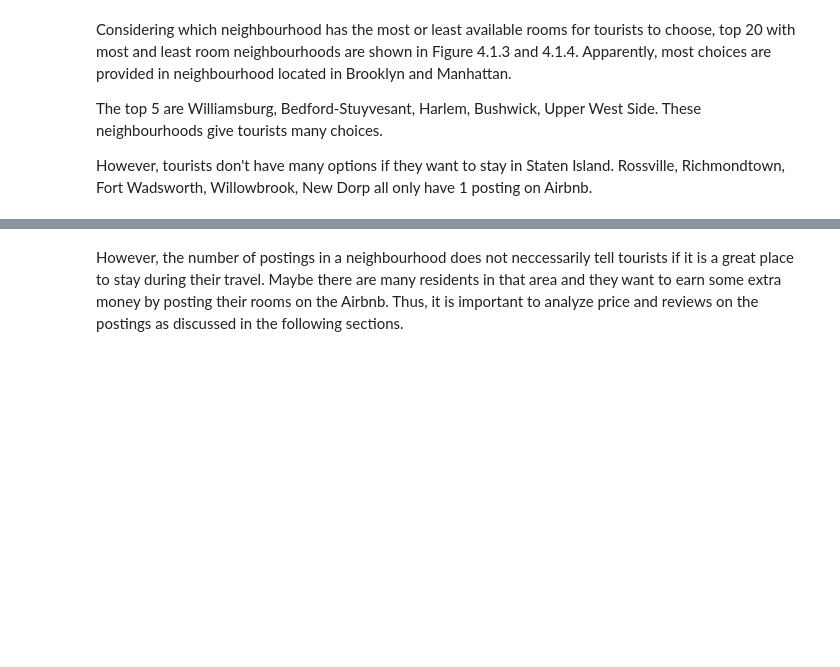
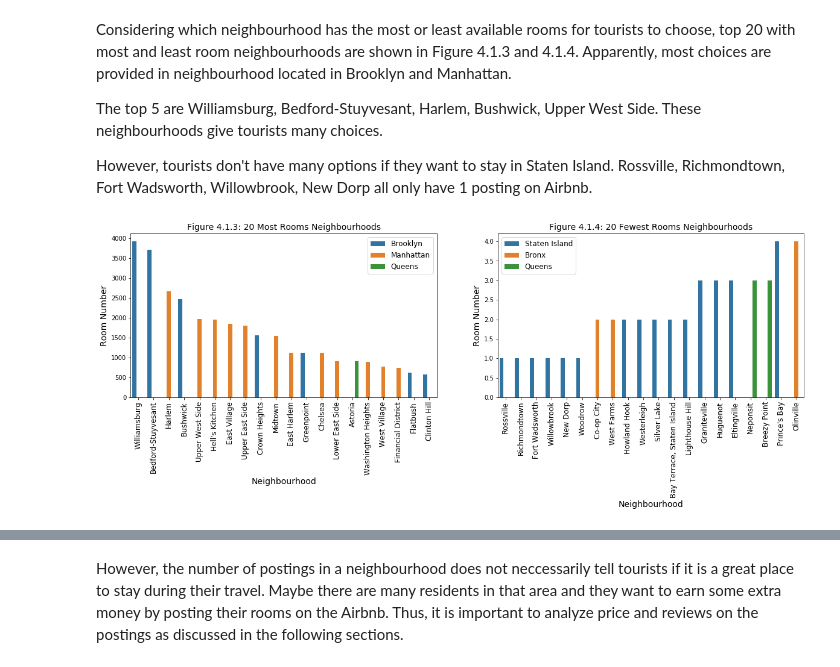
Before and after one commit to MaxYichenWang/NY-Airbnb, a Jupyter notebook: NY_Airbnb_Report.ipynb, the cells around one changed output, grey strips where cells are left out. Drawn from its saved outputs; the diff is of its cells as text; code cells hidden in the pictures; blank space fills up the shorter version.

```diff
--- a/NY_Airbnb_Report.ipynb
+++ b/NY_Airbnb_Report.ipynb
@@ -67,3 +162,5 @@ By using the data of location, room type, minimum nights, reviews and availabili
+# %%
+neighbourhood = pd.read_csv('NY_Neighbourhood.csv')
 # %% [markdown]
 ### 3.2 Foursquare Data <a name="Foursquare"></a>
 # %% [markdown]
@@ -98,6 +348,29 @@ Considering which neighbourhood has the most or least available rooms for touris
 The top 5 are Williamsburg, Bedford-Stuyvesant, Harlem, Bushwick, Upper West Side. These neighbourhoods give tourists many choices.
 
 However, tourists don't have many options if they want to stay in Staten Island. Rossville, Richmondtown, Fort Wadsworth, Willowbrook, New Dorp all only have 1 posting on Airbnb.
+# %%
+f, (ax1, ax2) = plt.subplots(1, 2, figsize=(20, 5))
+
+most = neighbourhood.sort_values(by='Airbnb number',ascending=False).head(20)
+fewest = neighbourhood.sort_values(by='Airbnb number',ascending=True).head(20)
+
+sns.barplot(x='neighbourhood',y='Airbnb number',hue='neighbourhood_group',data=most, ax=ax1)
+ax1.set_xticklabels(most['neighbourhood'],rotation=90, fontsize=12)
+ax1.set_xlabel('Neighbourhood',fontsize=14)
+ax1.set_ylabel('Room Number',fontsize=14)
+ax1.set_title('Figure 4.1.3: 20 Most Rooms Neighbourhoods',fontsize=14)
+ax1.legend(fontsize=12)
+
+sns.barplot(x='neighbourhood',y='Airbnb number',hue='neighbourhood_group',data=fewest, ax=ax2)
+ax2.set_xticklabels(fewest['neighbourhood'],rotation=90, fontsize=12)
+ax2.set_xlabel('Neighbourhood',fontsize=14)
+ax2.set_ylabel('Room Number',fontsize=14)
+ax2.set_title('Figure 4.1.4: 20 Fewest Rooms Neighbourhoods',fontsize=14)
+ax2.legend(fontsize=12)
+
+plt.show()
+# %% [output]
+[figure, added]
 # %% [markdown]
 <img src="Images/Top 20 neighbourhoods with most and fewest Airbnb rooms.png">
 # %% [markdown]
```
Also changed, not shown: parts of 29 cells of this notebook.
